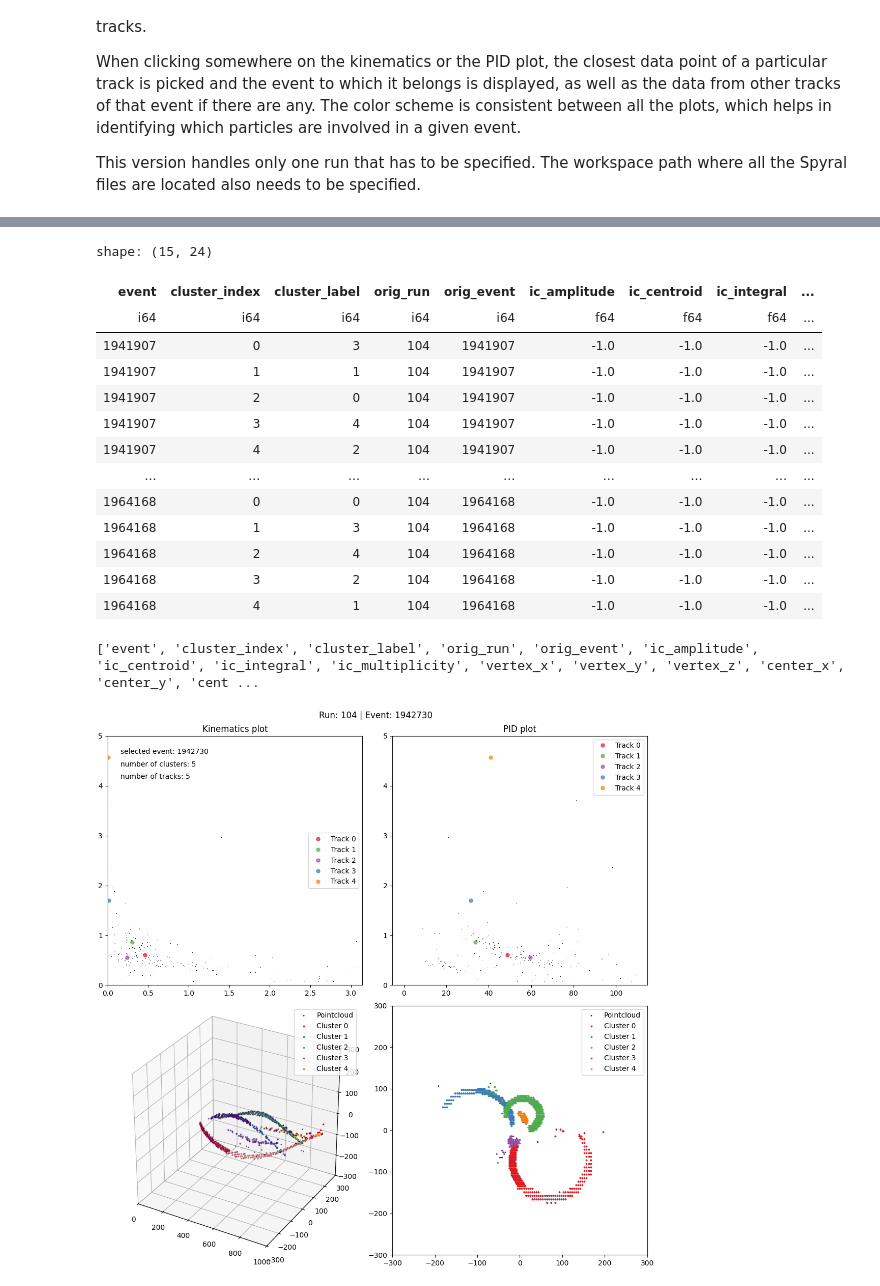
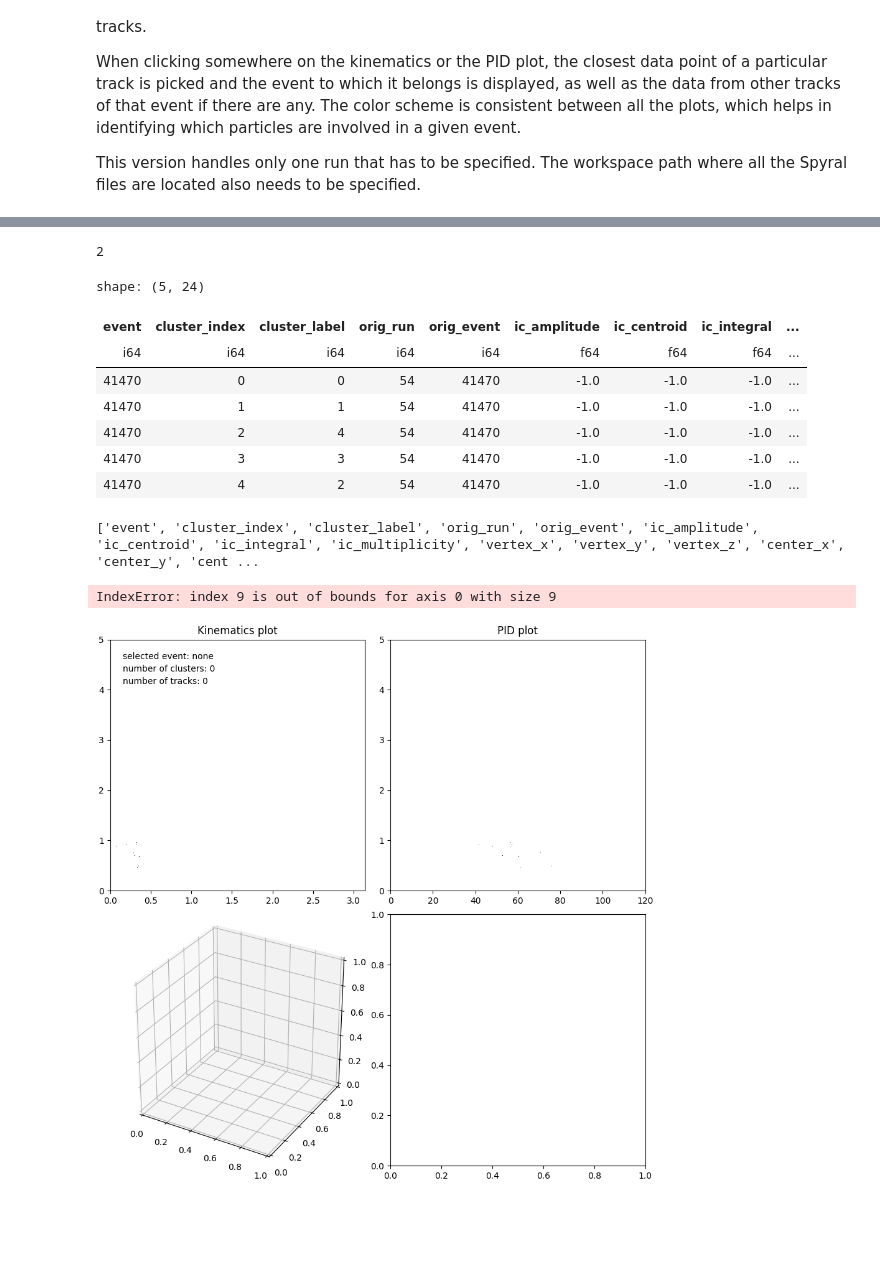
Before and after one commit to singhp99/spyral_notebooks, a Jupyter notebook: event_picker.ipynb, the cells around one changed output, grey strips where cells are left out. Drawn from its saved outputs; the diff is of its cells as text; code cells hidden in the pictures; blank space fills up the shorter version.

```diff
--- a/event_picker.ipynb
+++ b/event_picker.ipynb
@@ -20,12 +20,12 @@ import pandas as pd
 %matplotlib widget
 plt.close()
 
-workspace_path = Path("/Volumes/researchEXT/O16/no_efield/no_field_fitracks_v1.0/")
+workspace_path = Path("/Volumes/researchEXT/O16/no_efield/no_field_good_5_tracks/")
 cloud_path = workspace_path / "Pointcloud"
 cluster_path = workspace_path / "Cluster"
 estimation_result_path = workspace_path / "Estimation"
 df = None
-run = 104 # Your run number
+run = 54 # Your run number
 path = estimation_result_path / f"run_{run:04d}.parquet"
 cloud_file_path = cloud_path / f"run_{run:04d}.h5"
 cloud_file = h5.File(cloud_file_path, 'r')
@@ -56,3 +54,9 @@ shape: (269, 23)
+# %%
+
+all_events = np.unique(df["event"])
+len(all_events)
+# %% [output]
+2
 # %%
 event_counts = df.group_by("event").count()
 events_5 = event_counts.filter(pl.col("count") == 5)
@@ -60,20 +64,14 @@ filtered_df = df.join(events_5, on="event", how="inner")
 # %%
 filtered_df
 # %% [output]
-shape: (15, 24)
+shape: (5, 24)
 | event | cluster_index | cluster_label | orig_run | orig_event | ic_amplitude | ic_centroid | ic_integral | ... |
 | i64 | i64 | i64 | i64 | i64 | f64 | f64 | f64 | ... |
-| 1941907 | 0 | 3 | 104 | 1941907 | -1.0 | -1.0 | -1.0 | ... |
-| 1941907 | 1 | 1 | 104 | 1941907 | -1.0 | -1.0 | -1.0 | ... |
-| 1941907 | 2 | 0 | 104 | 1941907 | -1.0 | -1.0 | -1.0 | ... |
-| 1941907 | 3 | 4 | 104 | 1941907 | -1.0 | -1.0 | -1.0 | ... |
-| 1941907 | 4 | 2 | 104 | 1941907 | -1.0 | -1.0 | -1.0 | ... |
-| … | … | … | … | … | … | … | … | ... |
-| 1964168 | 0 | 0 | 104 | 1964168 | -1.0 | -1.0 | -1.0 | ... |
-| 1964168 | 1 | 3 | 104 | 1964168 | -1.0 | -1.0 | -1.0 | ... |
-| 1964168 | 2 | 4 | 104 | 1964168 | -1.0 | -1.0 | -1.0 | ... |
-| 1964168 | 3 | 2 | 104 | 1964168 | -1.0 | -1.0 | -1.0 | ... |
-| 1964168 | 4 | 1 | 104 | 1964168 | -1.0 | -1.0 | -1.0 | ... |
+| 41470 | 0 | 0 | 54 | 41470 | -1.0 | -1.0 | -1.0 | ... |
+| 41470 | 1 | 1 | 54 | 41470 | -1.0 | -1.0 | -1.0 | ... |
+| 41470 | 2 | 4 | 54 | 41470 | -1.0 | -1.0 | -1.0 | ... |
+| 41470 | 3 | 3 | 54 | 41470 | -1.0 | -1.0 | -1.0 | ... |
+| 41470 | 4 | 2 | 54 | 41470 | -1.0 | -1.0 | -1.0 | ... |
 # %%
 all_to_inspect = np.unique(filtered_df["event"])
 # %%
@@ -183,7 +181,7 @@ ev = np.array(df['event'])
 ys = np.array(df['brho'])
 xs = np.array(df["polar"])
 de = np.array(df["sqrt_dEdx"])
-cl = np.array(df["cluster_label"])
+cl = np.array(df["cluster_index"])
 
 cmap = plt.cm.Set1
 
@@ -192,35 +190,37 @@ fig, axs = plt.subplot_mosaic(
     CD
     AB
     """,
     per_subplot_kw={
         "A": {
             "projection": "3d",
             "box_aspect": (1,1,1),
             "aspect": "equalxy"
         }
     },
-    figsize=(11.0, 11.0),
+    figsize=(9.0, 9.0),
     constrained_layout=True
 )
 
 line, = axs["C"].plot(xs, ys, ',', color="black", markeredgecolor=None, picker=True, pickradius=5)
 axs["C"].set_title('Kinematics plot')
 axs["C"].set_xlim(0.0, np.pi)
 axs["C"].set_ylim(0.0, 5.0)
 
 line2, = axs["D"].plot(de, ys, ',', color="black", markeredgecolor=None, picker=True, pickradius=5)
 axs["D"].set_title('PID plot')
-# axs["D"].set_xlim(0.0, 120.0)
+axs["D"].set_xlim(0.0, 120.0)
 axs["D"].set_ylim(0.0, 5.0)
 
 browser = PointBrowser()
 fig.canvas.mpl_connect('pick_event', browser.on_pick)
 
-# event = all_to_inspect[1]
-event = 1942730
+# event = all_to_inspect[3]
+event = 82251
+# event = all_events[-125]
 browser.update_plots(event)
 plt.suptitle(f"Run: {run} | Event: {event}")
 plt.show()
 # %% [output]
 ['event', 'cluster_index', 'cluster_label', 'orig_run', 'orig_event', 'ic_amplitude', 'ic_centroid', 'ic_integral', 'ic_multiplicity', 'vertex_x', 'vertex_y', 'vertex_z', 'center_x', 'center_y', 'cent ...
+IndexError: index 9 is out of bounds for axis 0 with size 9
-[figure, old version]
+[figure, new version]
```
Also changed, not shown: parts of 1 cell of this notebook, 14 other files.
